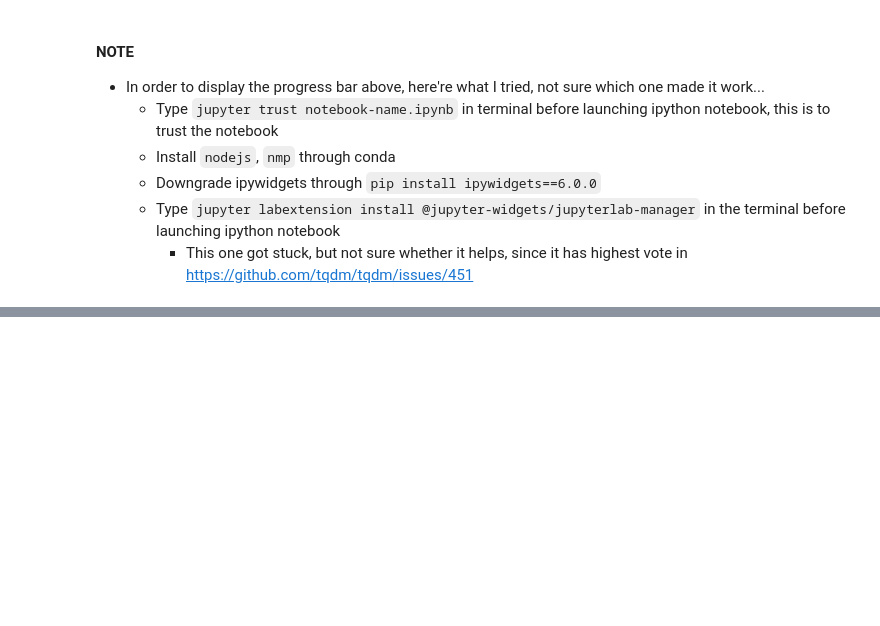
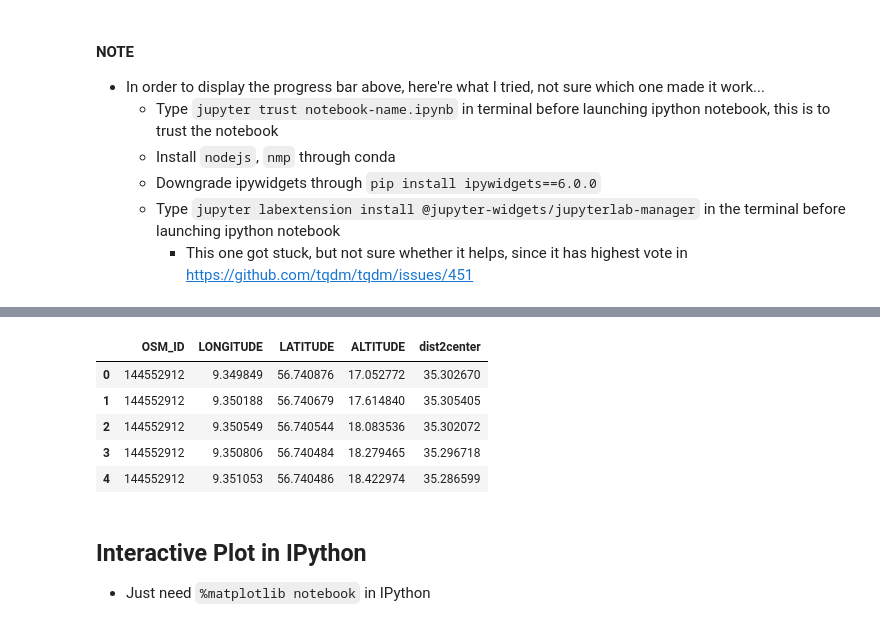
Before and after one commit to hanhanwu/Basic_But_Useful, a Jupyter notebook: python_tricks.ipynb, the cells around one changed output, grey strips where cells are left out. Saved outputs shown, nothing was run; the diff lists cells and outputs as text; code cells hidden in the pictures; blank space fills up the shorter version.

```diff
--- a/python_tricks.ipynb
+++ b/python_tricks.ipynb
@@ -100,0 +105,7 @@ df['dist2center'] = df.progress_apply(calculate_dist, axis=1)
+# %%
+%%time
+
+def calculate_dist(r):
+    return harcdist((r['LONGITUDE'], r['LATITUDE']), (longitude_center, latitude_center))
+
+df['dist2center'] = df.apply(calculate_dist, axis=1)
@@ -100,0 +114,4 @@ df['dist2center'] = df.progress_apply(calculate_dist, axis=1)
+# %%
+%%time
+df.head()
+# %% [output]
@@ -100,0 +119,10 @@ df['dist2center'] = df.progress_apply(calculate_dist, axis=1)
+|  | OSM_ID | LONGITUDE | LATITUDE | ALTITUDE | dist2center |
+| 0 | 144552912 | 9.349849 | 56.740876 | 17.052772 | 35.302670 |
+| 1 | 144552912 | 9.350188 | 56.740679 | 17.614840 | 35.305405 |
+| 2 | 144552912 | 9.350549 | 56.740544 | 18.083536 | 35.302072 |
+| 3 | 144552912 | 9.350806 | 56.740484 | 18.279465 | 35.296718 |
+| 4 | 144552912 | 9.351053 | 56.740486 | 18.422974 | 35.286599 |
+# %% [markdown]
+## Interactive Plot in IPython
+
+* Just need `%matplotlib notebook` in IPython
```
Also changed, not shown: parts of 24 cells of this notebook.
